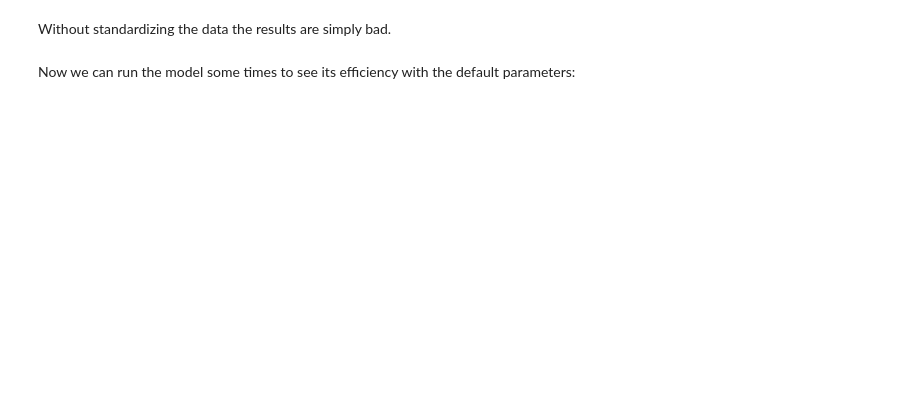
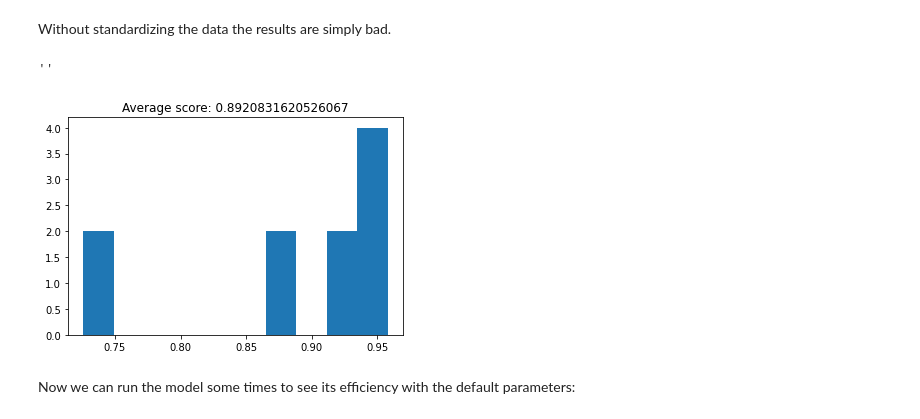
Before and after one commit to Educorreia932/FEUP-IART, a Jupyter notebook: src/notebook.ipynb, the cells around one changed output. Saved outputs shown, nothing was run; the diff lists cells and outputs as text; code cells hidden in the pictures; blank space fills up the shorter version.

```diff
--- a/src/notebook.ipynb
+++ b/src/notebook.ipynb
@@ -355,15 +433,17 @@ plt.title('Average score: {}'.format(np.mean(cv_scores)))
 Without standardizing the data the results are simply bad.
 # %%
 # Standardizing the data
-scaler = StandardScaler().fit(X)
-standardized_X = scaler.transform(X)
+standardized_X, y = get_X_y(bean_data, scaler=StandardScaler())
 
 knn = neighbors.KNeighborsClassifier()
 
 cv_scores = cross_val_score(knn, standardized_X, y, cv=10)
 plt.hist(cv_scores)
 plt.title('Average score: {}'.format(np.mean(cv_scores)))
 ;
+# %% [output]
+''
+[figure, added]
 # %% [markdown]
 Now we can run the model some times to see its efficiency with the default parameters:
 # %%
```
Also changed, not shown: parts of 15 cells of this notebook.
